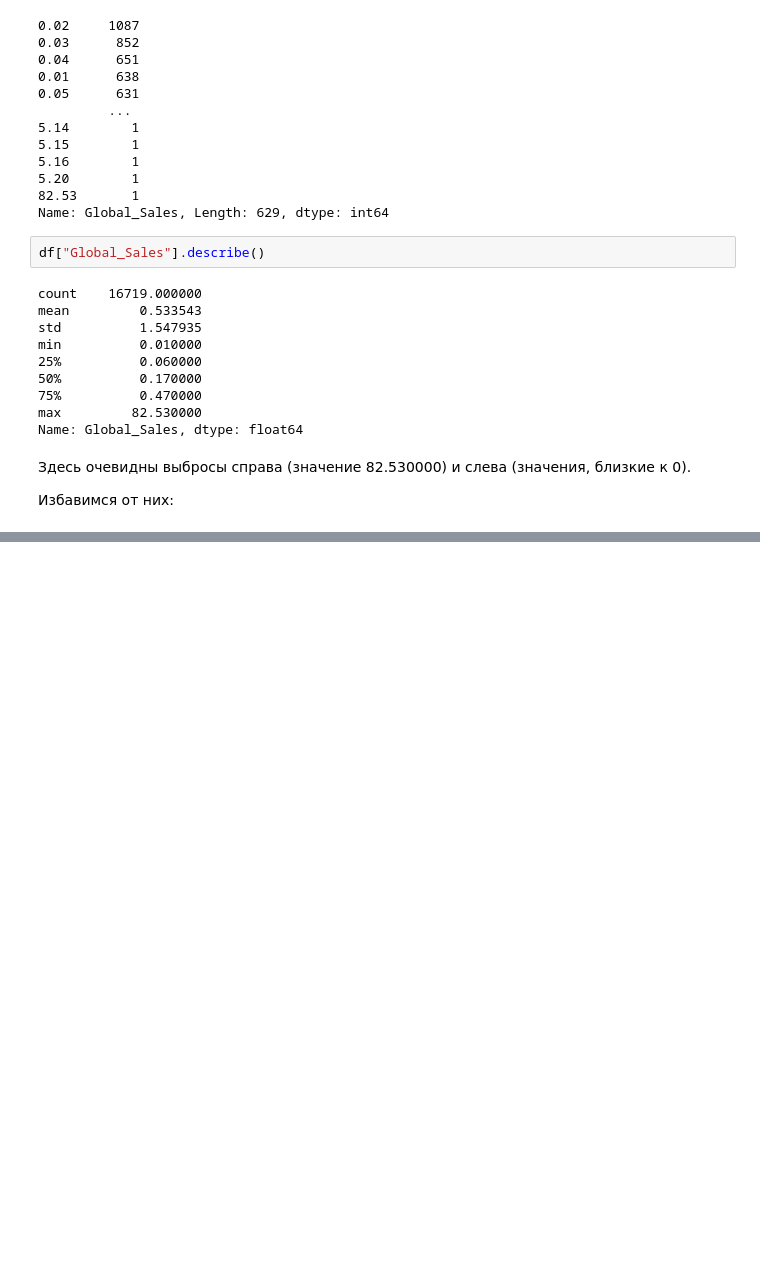
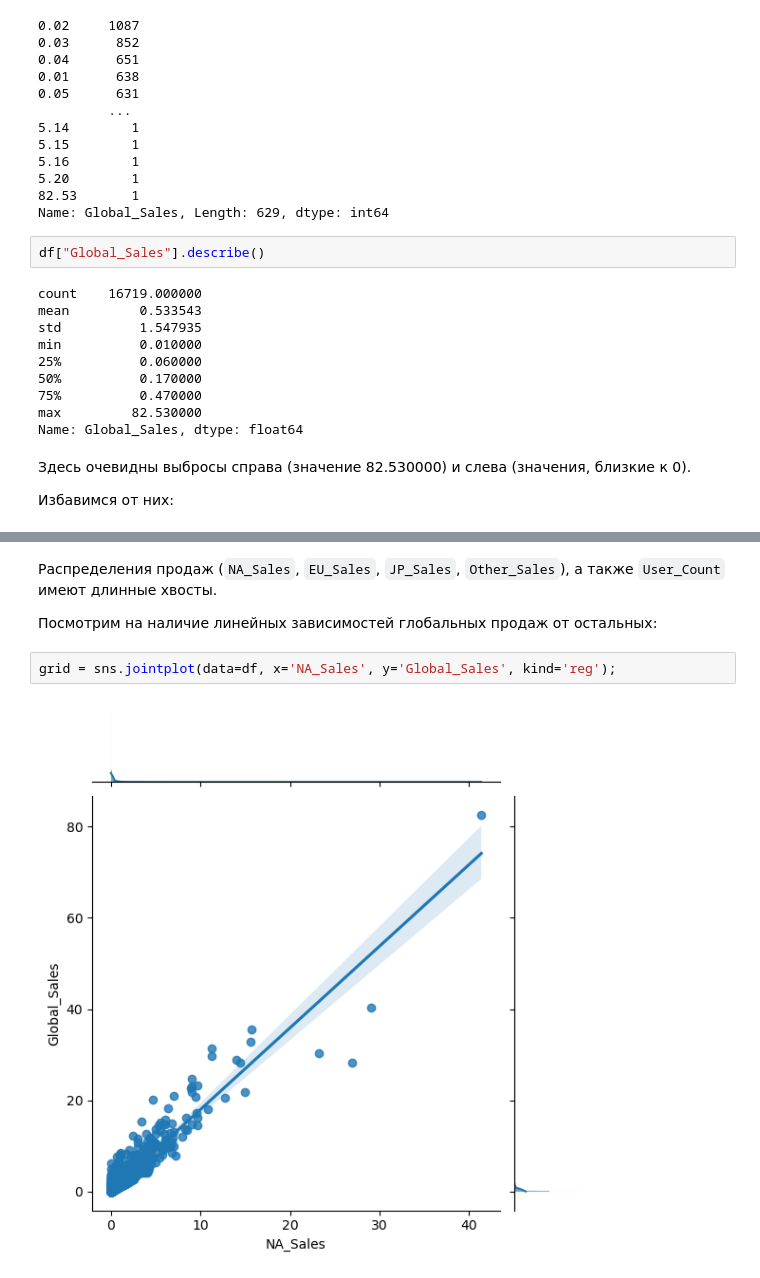
Before and after one commit to dnlygvtv/Python_for_Data_Science_HWs, a Jupyter notebook: HW/HW_3.ipynb, the cells around one changed output, grey strips where cells are left out. Cells and saved outputs as stored; diff of their text form; blank space fills up the shorter version.

```diff
--- a/HW/HW_3.ipynb
+++ b/HW/HW_3.ipynb
@@ -137,0 +149,8 @@ plt.suptitle('Distribution of Sales');
+# %% [markdown]
+Распределения продаж (`NA_Sales`, `EU_Sales`, `JP_Sales`, `Other_Sales`), а также `User_Count` имеют длинные хвосты.
+
+Посмотрим на наличие линейных зависимостей глобальных продаж от остальных:
+# %%
+grid = sns.jointplot(data=df, x='NA_Sales', y='Global_Sales', kind='reg');
+# %% [output]
+[figure, added]
```
Also changed, not shown: parts of 17 cells of this notebook.
